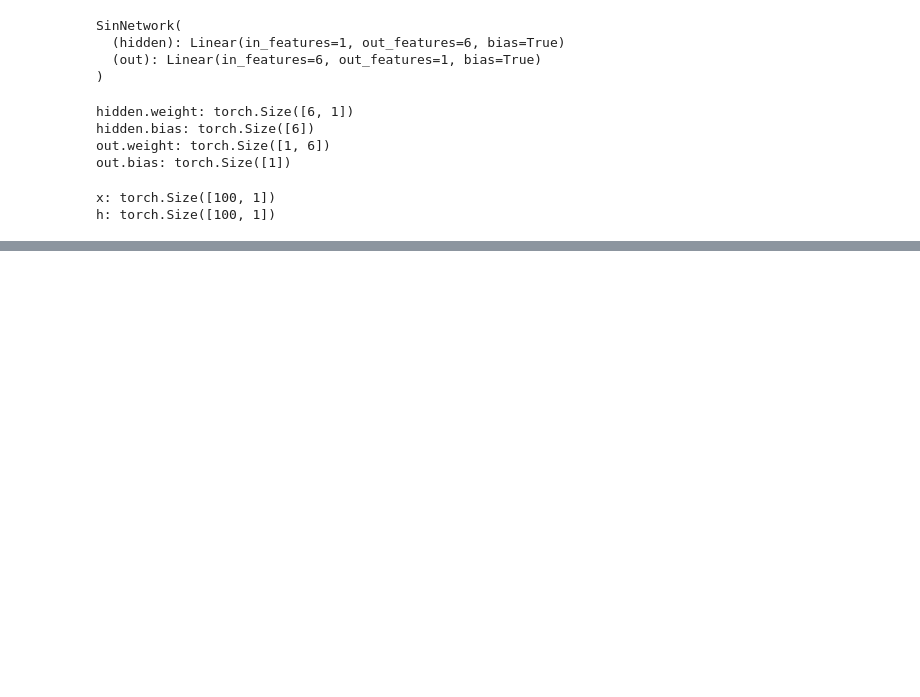
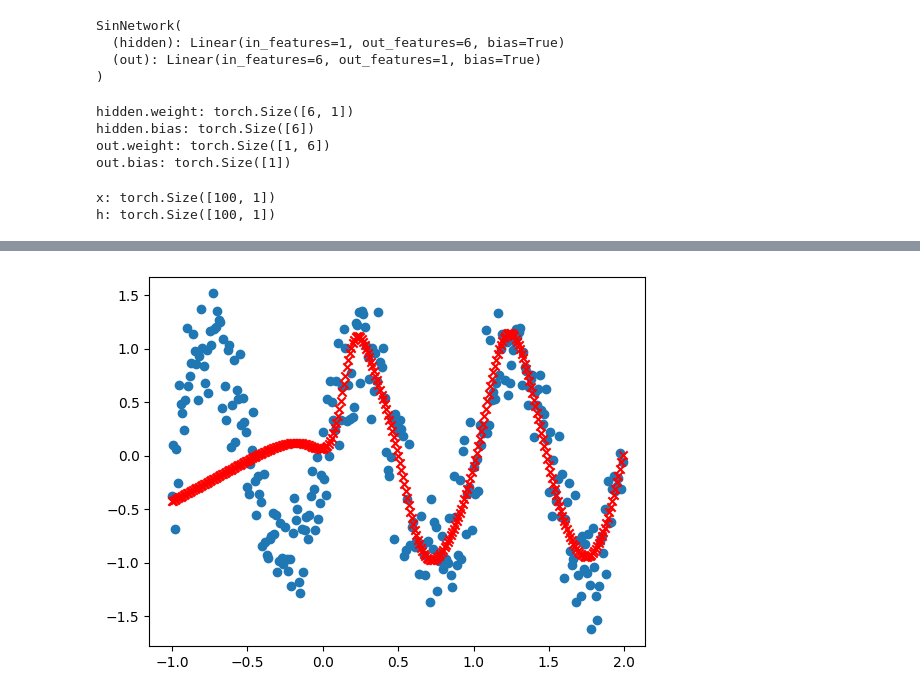
Before and after one commit to kylecui/caisp_module3, a Jupyter notebook: discussions_on_basis/nn_to_sin.ipynb, the cells around one changed output, grey strips where cells are left out. Drawn from its saved outputs; the diff is of its cells as text; code cells hidden in the pictures; blank space fills up the shorter version.

```diff
--- a/discussions_on_basis/nn_to_sin.ipynb
+++ b/discussions_on_basis/nn_to_sin.ipynb
@@ -127,0 +128,21 @@ plt.show()
+# %%
+x = np.arange(-1.0,2.0, 0.01)
+y = np.sin(2 * np.pi * x)
+
+# 为y加入噪声
+y += 0.3 * np.random.randn(300)
+
+x = x.reshape(300, 1)
+y = y.reshape(300, 1)
+
+plt.scatter(x, y)
+x = torch.Tensor(x).to(device)
+y = torch.Tensor(y).to(device)
+h = model(x)
+x = x.detach().cpu().data.numpy()
+h = h.detach().cpu().data.numpy()
+plt.scatter(x, h, color='red', marker='x')
+
+plt.show()
+# %% [output]
+[figure, added]
```
Also changed, not shown: parts of 4 cells of this notebook.
